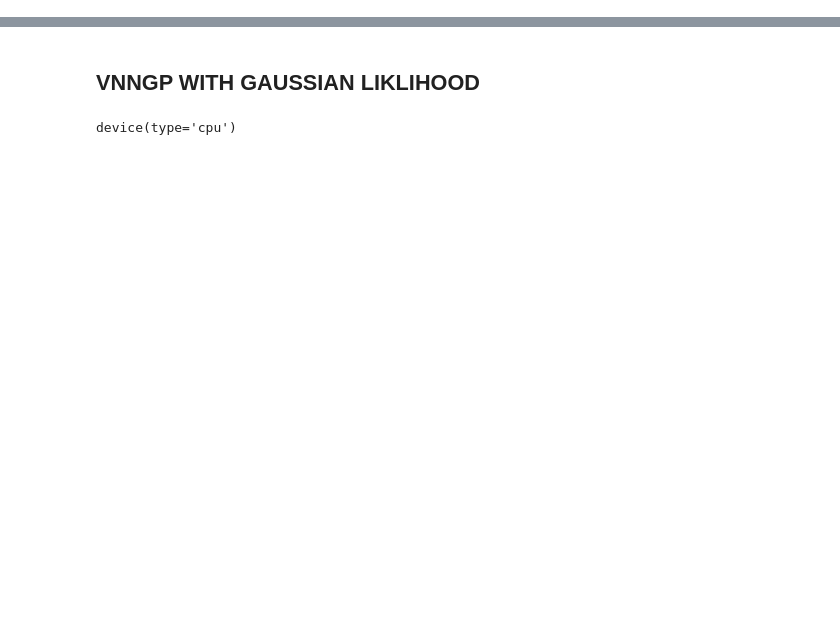
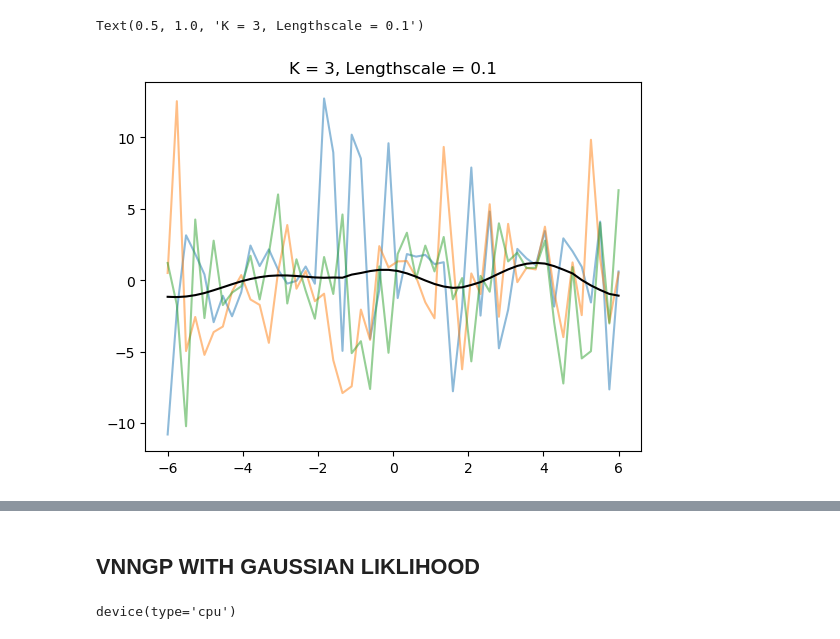
Before and after one commit to luisdiaz1997/GPzoo, a Jupyter notebook: notebooks/pri_test.ipynb, the cells around one changed output, grey strips where cells are left out. Drawn from its saved outputs; the diff is of its cells as text; code cells hidden in the pictures; blank space fills up the shorter version.

```diff
--- a/notebooks/pri_test.ipynb
+++ b/notebooks/pri_test.ipynb
@@ -8,0 +13,3 @@ from gpzoo.likelihoods import GaussianLikelihood, NSF
+# %%
+device = torch.device('cuda:0' if torch.cuda.is_available() else 'cpu')
+device
@@ -8,0 +78,8 @@ from gpzoo.likelihoods import GaussianLikelihood, NSF
+# %%
+samples = qF.sample((3,))
+plt.plot(X_test, samples.detach().cpu().T, alpha=0.5)
+plt.plot(X_test, mean, color='black')
+plt.title("K = 3, Lengthscale = 0.1")
+# %% [output]
+Text(0.5, 1.0, 'K = 3, Lengthscale = 0.1')
+[figure, added]
```
Also changed, not shown: parts of 49 cells of this notebook, 4 other files.
